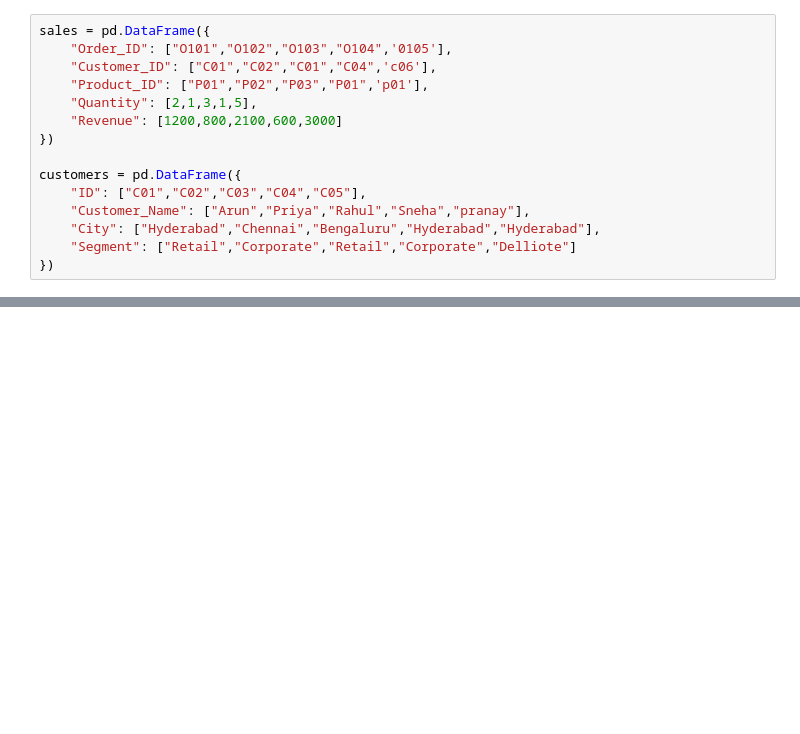
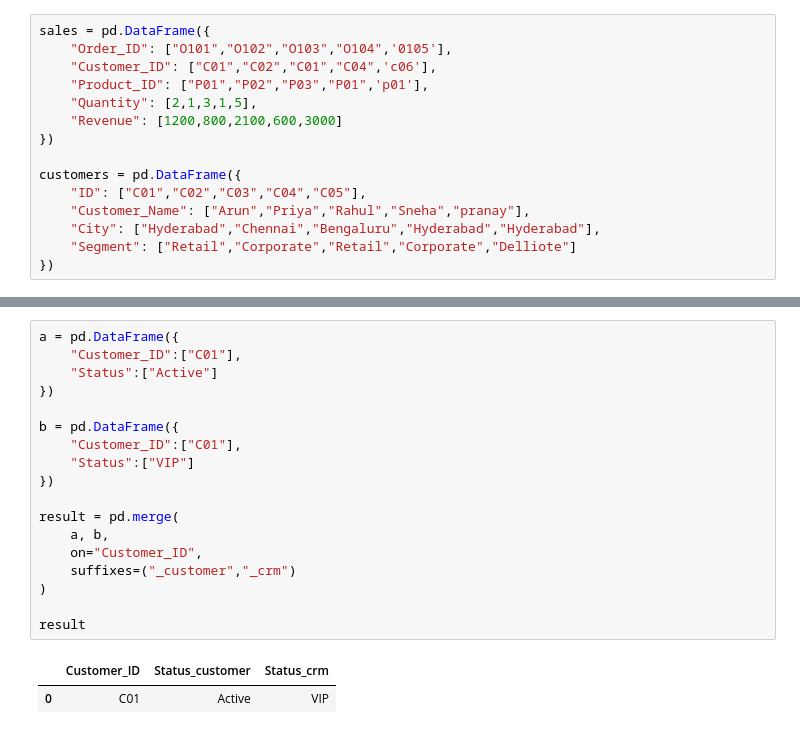
Before and after one commit to pranay8873/numpy-in-python, a Jupyter notebook: pandas/pandas_jupyter.ipynb, the cells around one changed output, grey strips where cells are left out. Drawn from its saved outputs; the diff is of its cells as text; blank space fills up the shorter version.

```diff
--- a/pandas/pandas_jupyter.ipynb
+++ b/pandas/pandas_jupyter.ipynb
@@ -117,0 +240,21 @@ result
+# %%
+a = pd.DataFrame({
+    "Customer_ID":["C01"],
+    "Status":["Active"]
+})
+
+b = pd.DataFrame({
+    "Customer_ID":["C01"],
+    "Status":["VIP"]
+})
+
+result = pd.merge(
+    a, b,
+    on="Customer_ID",
+    suffixes=("_customer","_crm")
+)
+
+result
+# %% [output]
+|  | Customer_ID | Status_customer | Status_crm |
+| 0 | C01 | Active | VIP |
```
Also changed, not shown: parts of 15 cells of this notebook.
